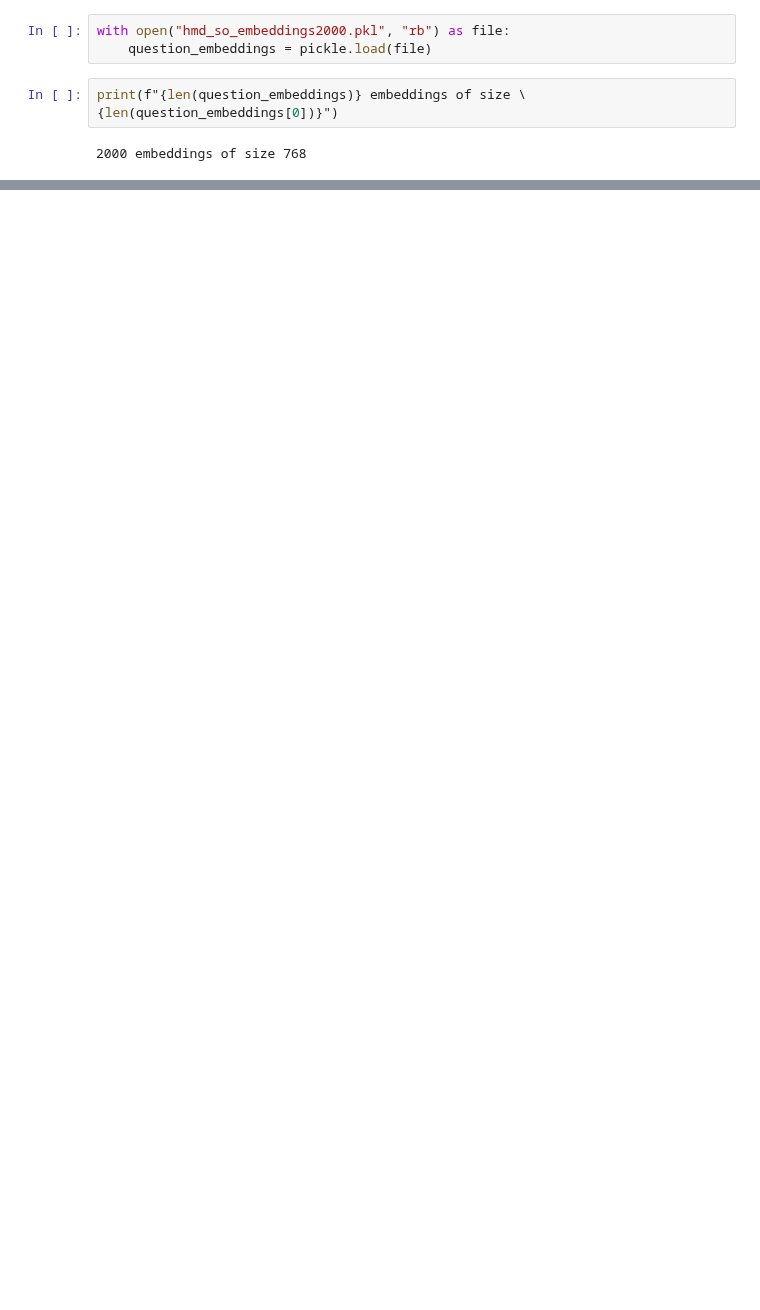
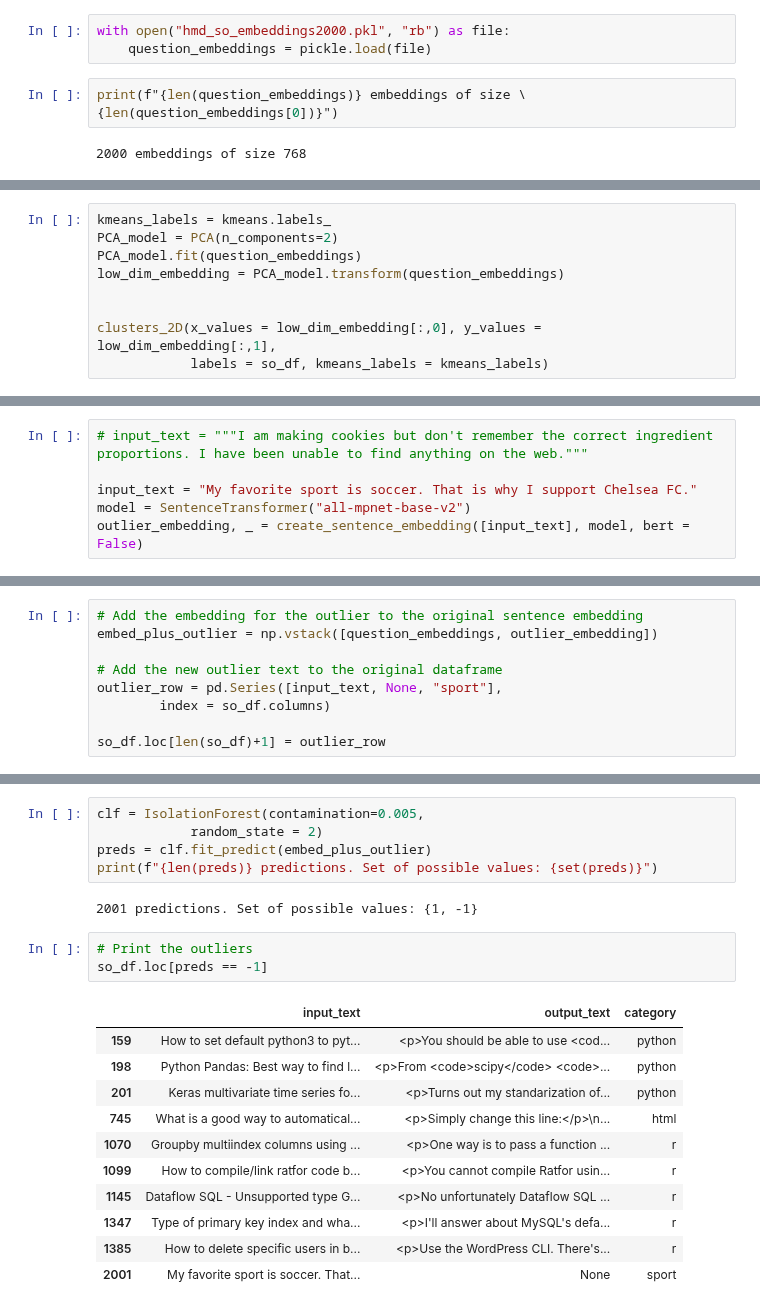
Before and after one commit to aadehamid/embeddings, a Jupyter notebook: embeddings_application.ipynb, the cells around one changed output, grey strips where cells are left out. Saved outputs shown, nothing was run; the diff lists cells and outputs as text; blank space fills up the shorter version.

Commit message:
Implemented the clustering application

```diff
--- a/embeddings_application.ipynb
+++ b/embeddings_application.ipynb
@@ -65,0 +66,9 @@ print(f"{len(question_embeddings)} embeddings of size \
+# %%
+kmeans_labels = kmeans.labels_
+PCA_model = PCA(n_components=2)
+PCA_model.fit(question_embeddings)
+low_dim_embedding = PCA_model.transform(question_embeddings)
+
+
+clusters_2D(x_values = low_dim_embedding[:,0], y_values = low_dim_embedding[:,1],
+            labels = so_df, kmeans_labels = kmeans_labels)
@@ -65,0 +79,6 @@ print(f"{len(question_embeddings)} embeddings of size \
+# %%
+# input_text = """I am making cookies but don't remember the correct ingredient proportions. I have been unable to find anything on the web."""
+
+input_text = "My favorite sport is soccer. That is why I support Chelsea FC."
+model = SentenceTransformer("all-mpnet-base-v2")
+outlier_embedding, _ = create_sentence_embedding([input_text], model, bert = False)
@@ -65,0 +93,9 @@ print(f"{len(question_embeddings)} embeddings of size \
+# %%
+# Add the embedding for the outlier to the original sentence embedding
+embed_plus_outlier = np.vstack([question_embeddings, outlier_embedding])
+
+# Add the new outlier text to the original dataframe
+outlier_row = pd.Series([input_text, None, "sport"],
+        index = so_df.columns)
+
+so_df.loc[len(so_df)+1] = outlier_row
@@ -65,0 +110,22 @@ print(f"{len(question_embeddings)} embeddings of size \
+# %%
+clf = IsolationForest(contamination=0.005,
+            random_state = 2)
+preds = clf.fit_predict(embed_plus_outlier)
+print(f"{len(preds)} predictions. Set of possible values: {set(preds)}")
+# %% [output]
+2001 predictions. Set of possible values: {1, -1}
+# %%
+# Print the outliers
+so_df.loc[preds == -1]
+# %% [output]
+|  | input_text | output_text | category |
+| 159 | How to set default python3 to pyt... | <p>You should be able to use <cod... | python |
+| 198 | Python Pandas: Best way to find l... | <p>From <code>scipy</code> <code>... | python |
+| 201 | Keras multivariate time series fo... | <p>Turns out my standarization of... | python |
+| 745 | What is a good way to automatical... | <p>Simply change this line:</p>\n... | html |
+| 1070 | Groupby multiindex columns using ... | <p>One way is to pass a function ... | r |
+| 1099 | How to compile/link ratfor code b... | <p>You cannot compile Ratfor usin... | r |
+| 1145 | Dataflow SQL - Unsupported type G... | <p>No unfortunately Dataflow SQL ... | r |
+| 1347 | Type of primary key index and wha... | <p>I'll answer about MySQL's defa... | r |
+| 1385 | How to delete specific users in b... | <p>Use the WordPress CLI. There's... | r |
+| 2001 | My favorite sport is soccer. That... | None | sport |
```
Also changed, not shown: parts of 12 cells of this notebook.
